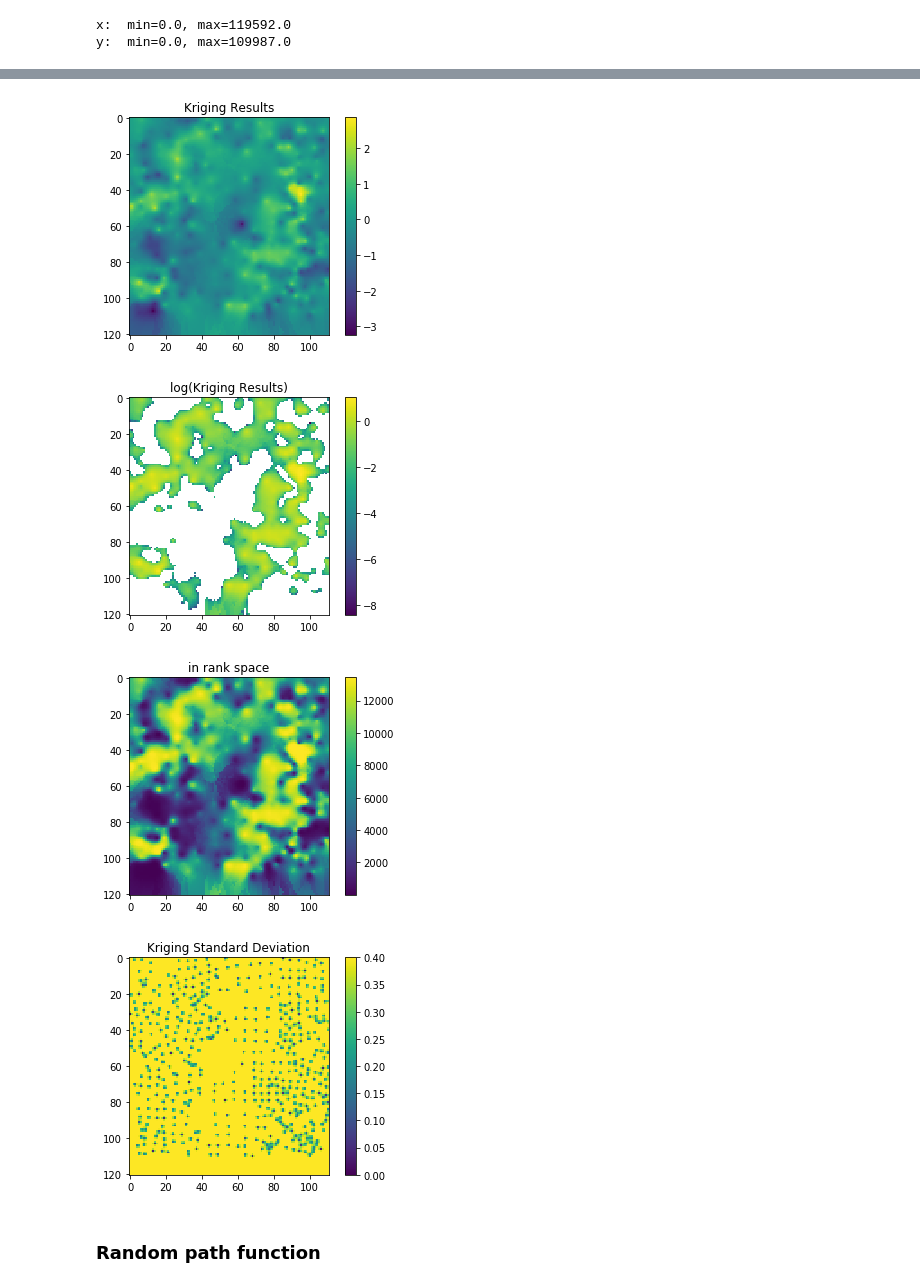
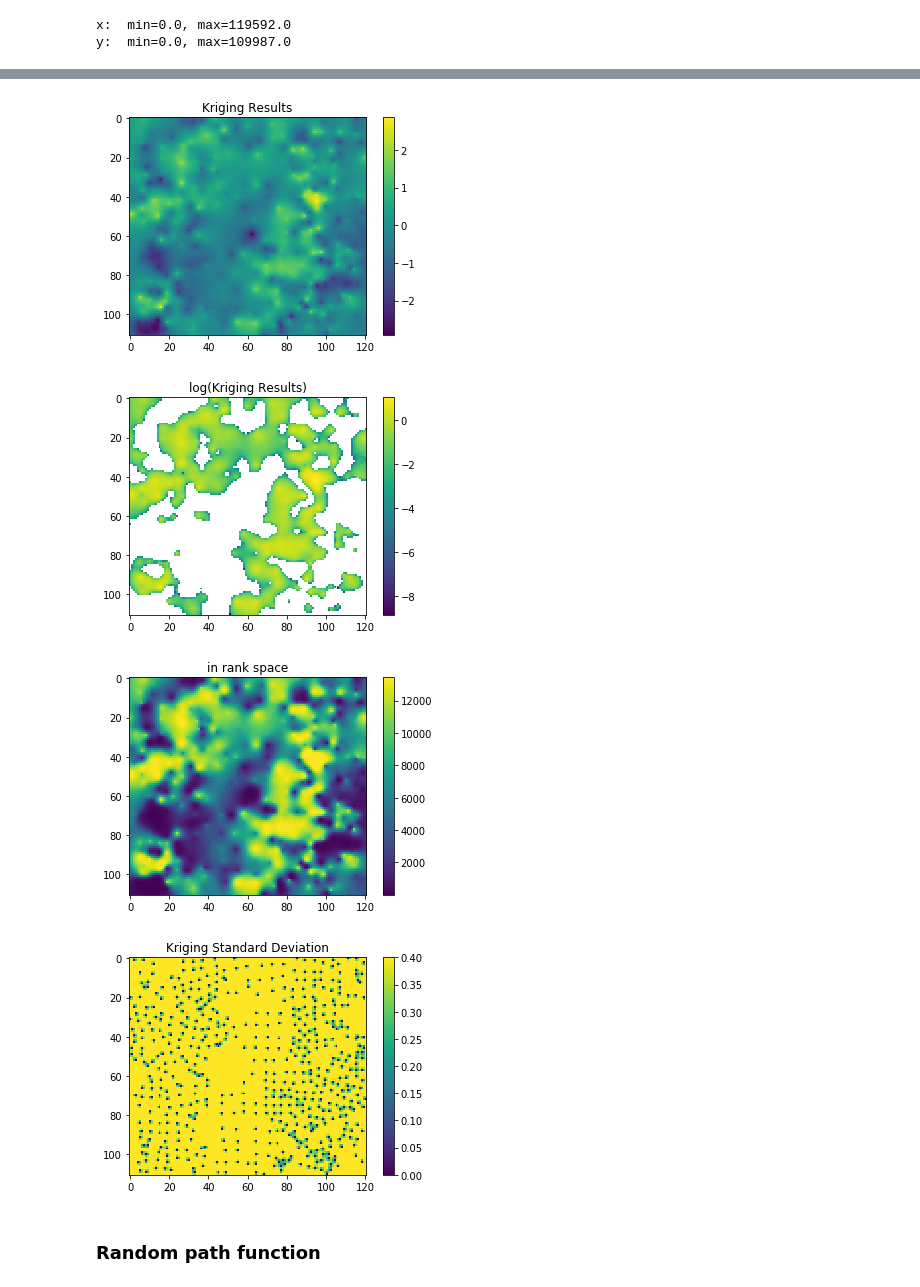
Before and after one commit to sazuluagaz/Geostatistics_Project, a Jupyter notebook: SGS_code_Jimmy_external_data.ipynb, the cells around one changed output, grey strips where cells are left out. Cells and saved outputs as stored; diff of their text form; code cells hidden in the pictures.

```diff
--- a/SGS_code_Jimmy_external_data.ipynb
+++ b/SGS_code_Jimmy_external_data.ipynb
@@ -281,3 +296,13 @@ min_z_normal value = -3.2668993232040138
+# %%
+i=0
+observations_index = []
+while i< x.shape[0]:
+    column = int(np.round(x[i]/delta_x,0))  #return x_i = colum
+    raw = int(np.round(y[i]/delta_y,0))
+
+    Z[raw][column] = z_norm[i]
+    observations_index.append([raw,column])
+    i = i+1
 # %% [markdown]
 # Theoretical Variogram Models
 # %%
@@ -366,7 +391,7 @@ interactive(children=(FloatSlider(value=0.7804, description='Sill', max=1.56, mi
 # Interpolate (Kriging)
 # %%
 # number conditioning points
-n_cond = 10
+n_cond = 50
 
 # verbose output
 talk_to_me = True  # True or False
@@ -421,13 +459,16 @@ print(var_sample)
+# %%
+# Variogram Parameters
+expo = variokri.ExponentialVariogram({'sill': 1.03,
+                                   'range': 4344.70,
+                                   'variance': var_sample})
+
+fitted_variogram = variokri.CompositeVariogram()
+fitted_variogram.addVariogram(expo)
 # %%
-# Variogram Parameters
-expo = variokri.ExponentialVariogram({'sill': 0.9,
-                                   'range': 3740,
-                                   'variance': var_sample})
+ok_results = []
+interpolation_kri = Z
+std_kri = np.zeros((Z.shape[0],Z.shape[1]))
 
-fitted_variogram = variokri.CompositeVariogram()
-fitted_variogram.addVariogram(expo)
-
-ok_results = []
 ok_result = kri.krige_ok(controls
                        , targets
                        , controlvalues
@@ -436,8 +477,10 @@ ok_result = kri.krige_ok(controls
                        , verbose = True)
 print ('ID \t x \t y \t est(z)')
 for i, result in enumerate(ok_result):
-    ('{0:2d}\t{1:3.2f}\t{2:3.2f}\t{3:3.2f}'.format(i, targets[i][0], targets[i][1], result[1]))
+    print('{0:2d}\t{1:3.2f}\t{2:3.2f}\t{3:3.2f}'.format(i, targets[i][0], targets[i][1], result[1]))
     # the weights are stored in results[0] but not saved here
+    interpolation_kri[index_to_simulate[i][0], index_to_simulate[i][1]] = result[1]
+    std_kri[index_to_simulate[i][0], index_to_simulate[i][1]] = result[2]
     ok_results.append([result[1], result[2]])
 # %% [output]
 ID       x       y       est(z)
@@ -462,42 +509,42 @@ eststd = ok_results[:,1].reshape((Z.shape[1],Z.shape[0]))
 # %%
 plt.title('Kriging Results')
-plt.imshow(interpol,
+plt.imshow(interpolation_kri,
           origin='lower')
 plt.colorbar()
 plt.gca().invert_yaxis() #invert the y axis because is the nature of the data.
 plt.savefig('Ordinary Kriging map.png', dpi=300) #save a nice .png of this map.
 plt.show()
 
 plt.title('log(Kriging Results)')
-plt.imshow(np.log(interpol),
+plt.imshow(np.log(interpolation_kri),
           origin='lower')
 plt.colorbar()
 plt.gca().invert_yaxis() #invert the y axis because is the nature of the data.
 
 plt.show()
 
 plt.title('in rank space')
-plt.imshow(sst.rankdata(interpol.flatten()).reshape(xes.shape[0], xes.shape[1]),
+plt.imshow(sst.rankdata(interpolation_kri.flatten()).reshape(Z.shape[0], Z.shape[1]),
           origin='lower')
 plt.colorbar()
 plt.gca().invert_yaxis() #invert the y axis because is the nature of the data.
 
 plt.show()
 
 plt.title('Kriging Standard Deviation')
-plt.imshow(eststd,
+plt.imshow(std_kri,
           origin='lower',
           vmin=0.0,
           vmax=0.4)
 plt.colorbar()
 plt.gca().invert_yaxis() #invert the y axis because is the nature of the data.
 plt.savefig('Kriging standar deviation map.png', dpi=300) #save a nice .png of this map.
 plt.show()
 # %% [output]
-[figure, old version]
+[figure, new version]
-[figure, old version]
+[figure, new version]
-[figure, old version]
+[figure, new version]
-[figure, old version]
+[figure, new version]
 # %% [markdown]
 ### Random path function
 # %%
```
Also changed, not shown: parts of 21 cells of this notebook.
